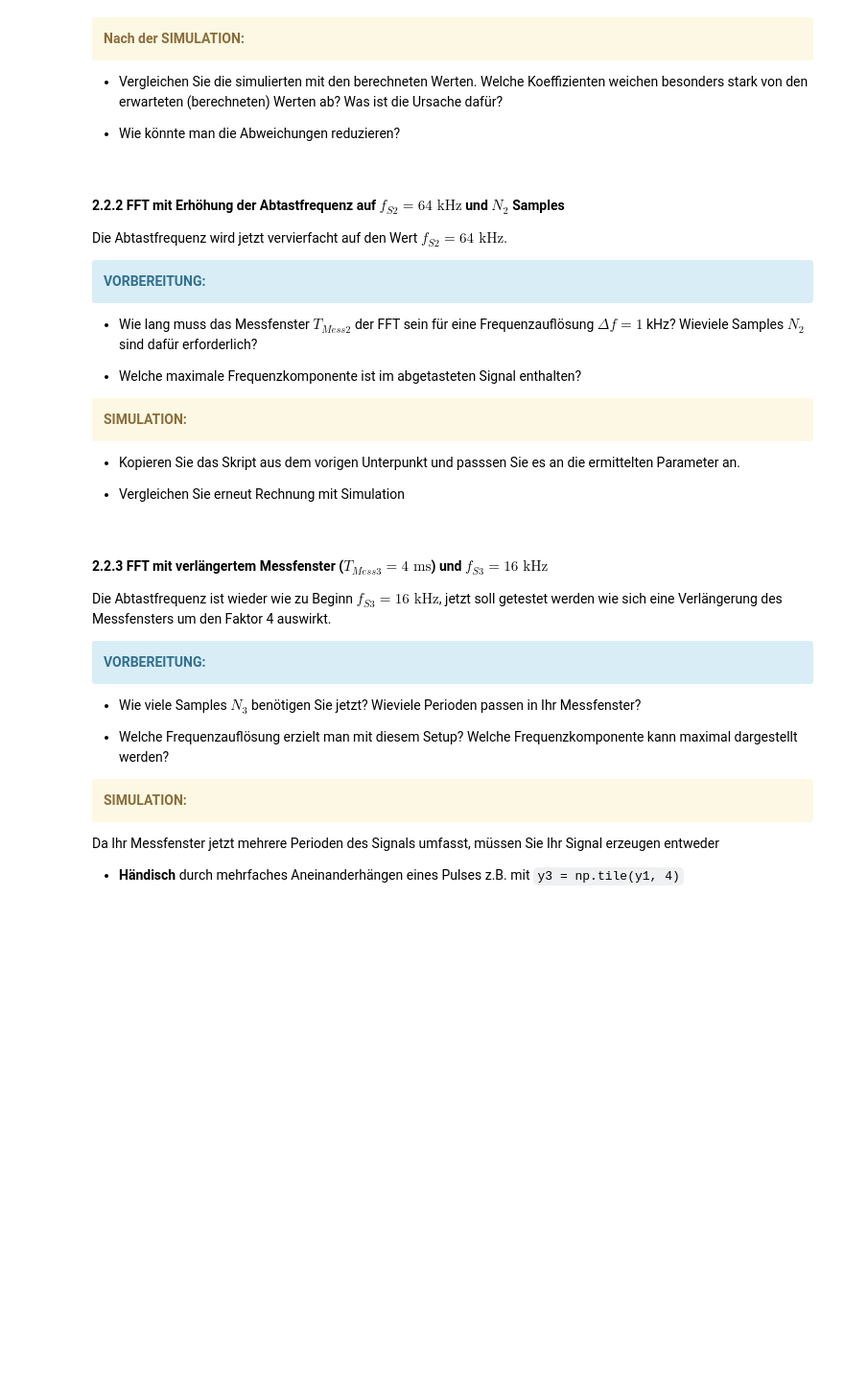
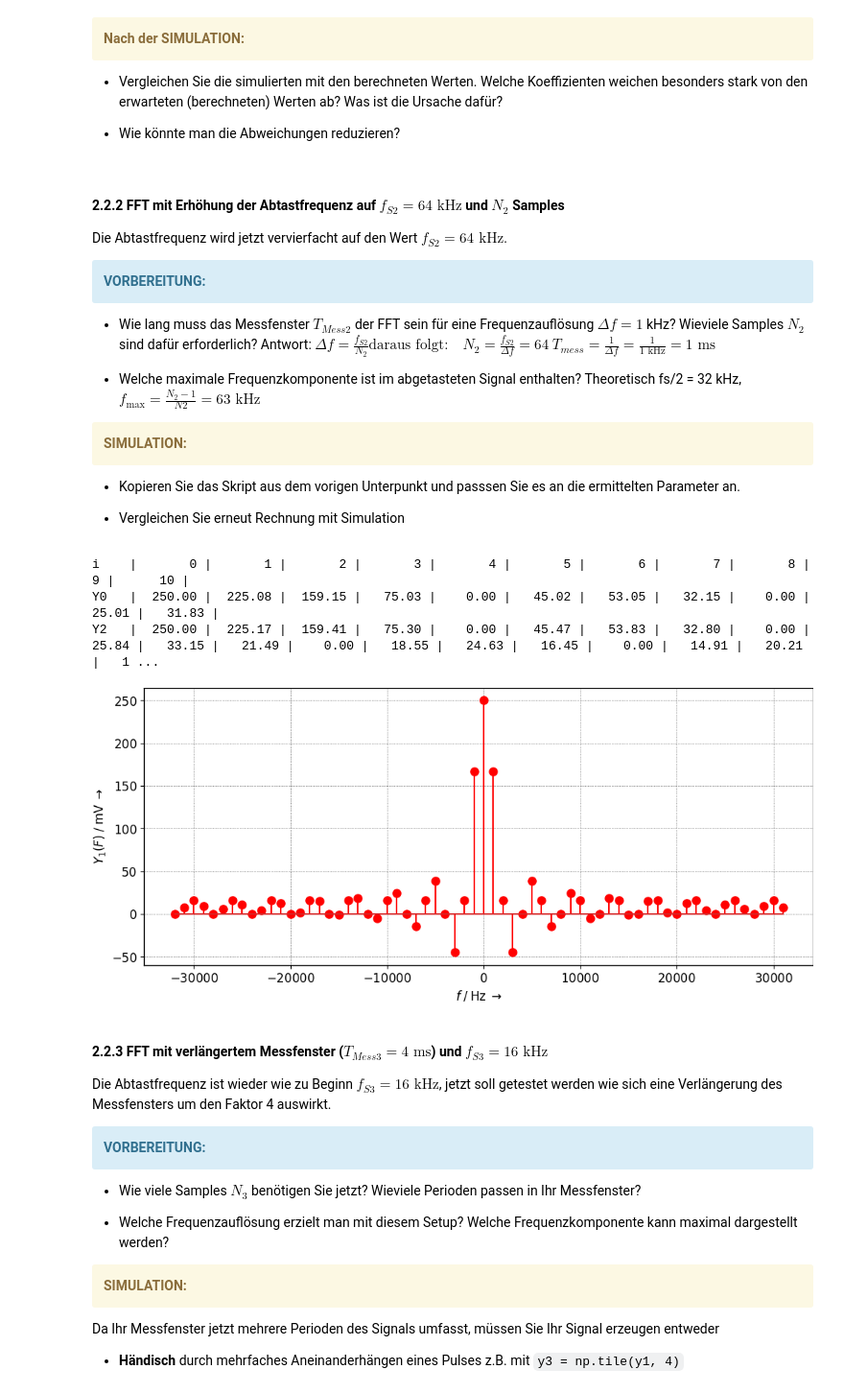
Before and after one commit to SamuelMMT/dsp_WS23-24, a Jupyter notebook: notebooks/00_LAB/LAB_2.ipynb, the cells around one changed output. Shown at 96% size. Drawn from its saved outputs; the diff is of its cells as text; code cells hidden in the pictures; blank space fills up the shorter version.

```diff
--- a/notebooks/00_LAB/LAB_2.ipynb
+++ b/notebooks/00_LAB/LAB_2.ipynb
@@ -377,8 +402,11 @@ Die Abtastfrequenz wird jetzt vervierfacht auf den Wert  $f_{S2} = 64 \text{ kHz
 <div class="alert alert-block alert-info"><b>VORBEREITUNG:</b></div>
 
 * Wie lang muss das Messfenster $T_{Mess2}$ der FFT sein für eine Frequenzauflösung $\Delta f = 1$ kHz? Wieviele Samples $N_2$ sind dafür erforderlich?
+Antwort: $\Delta f = \frac{f_{S2}}{N_2} \text{daraus folgt:} \quad N_2 = \frac{f_{S2}}{\Delta f} = 64$
+$T_{mess} = \frac {1}{\Delta f} = \frac {1}{1 \text{ kHz}} = 1 \text { ms}$
 
-* Welche maximale Frequenzkomponente ist im abgetasteten Signal enthalten?
+
+* Welche maximale Frequenzkomponente ist im abgetasteten Signal enthalten? Theoretisch fs/2 = 32 kHz, $f_{\text {max}} = \frac{N_2-1}{N2} = 63 \text { kHz}$
 
 <div class="alert alert-block alert-warning"><b> SIMULATION:</b></div>
 
@@ -394,3 +416,35 @@ y2 = ...
+# %%
+
+fig, ax = plt.subplots(**size)
+N2 = 64
+f_S2 = N2 * 1e3
+
+t2 = 1/f_S2
+y2 = np.concatenate((np.ones(16), np.zeros(48)))
+Y2 = np.fft.fft(y2, N2)/N2 *1000 # Umrechnung in mV
+f2 = np.fft.fftfreq(N2, 1/f_S2)
+
+
+ax.stem(f2, Y2, 'r')
+ax.set_xlabel(r"$f \; / \;\mathrm{Hz} \;\rightarrow$")
+ax.set_ylabel(r"$Y_1(F)\; / \;\mathrm{mV} \;\rightarrow$")
+
+print("i    | ", end="")
+for i in k:
+    print("{0:>7d} | ".format(i), end="")
+
+print("\nY0   | ", end="")
+for i in Y0:
+    print("{0:>7.2f} | ".format(abs(i)), end="")
+
+print("\nY2   | ", end="")
+for i in Y2:
+    print("{0:>7.2f} | ".format(abs(i)), end="")
+# %% [output]
+i    |       0 |       1 |       2 |       3 |       4 |       5 |       6 |       7 |       8 |       9 |      10 |
+Y0   |  250.00 |  225.08 |  159.15 |   75.03 |    0.00 |   45.02 |   53.05 |   32.15 |    0.00 |   25.01 |   31.83 |
+Y2   |  250.00 |  225.17 |  159.41 |   75.30 |    0.00 |   45.47 |   53.83 |   32.80 |    0.00 |   25.84 |   33.15 |   21.49 |    0.00 |   18.55 |   24.63 |   16.45 |    0.00 |   14.91 |   20.21 |   1 ...
+[figure, added]
 # %% [markdown]
 #### 2.2.3 FFT mit verlängertem Messfenster ($T_{Mess3} = 4 \text{ ms}$) und $f_{S3} = 16 \text{ kHz}$
 
```
Also changed, not shown: parts of 7 cells of this notebook.
